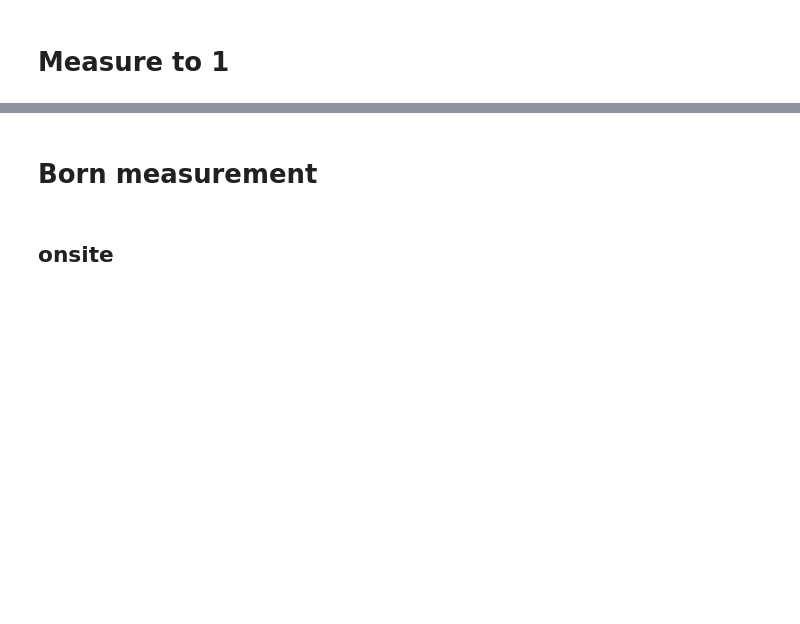
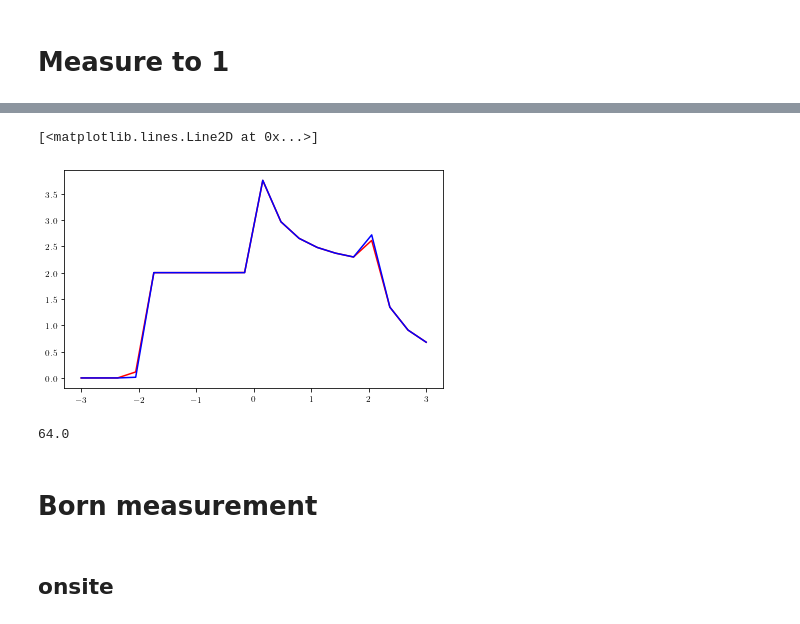
Before and after one commit to hainingpan/SPT, a Jupyter notebook: test_Chern_insulator.ipynb, the cells around one changed output, grey strips where cells are left out. Saved outputs shown, nothing was run; the diff lists cells and outputs as text; code cells hidden in the pictures; blank space fills up the shorter version.

Commit message:
update MI_Born.py

```diff
--- a/test_Chern_insulator.ipynb
+++ b/test_Chern_insulator.ipynb
@@ -1234,0 +934,22 @@ plt.plot(m_list,LN_occ_list)
+# %%
+m_list=np.linspace(1,3,20)
+# m_list=-np.linspace(1,3,20)
+es=1
+LN_pn_list=np.zeros((len(m_list),es))
+MI_pn_list=np.zeros((len(m_list),es))
+Lx,Ly=64,4
+for m_i,m in enumerate(m_list):
+    st=time.time()
+    # Serial
+    params0=Params(m=m,Lx=Lx,Ly=Ly)
+    for es_i in range(es):
+        params=copy(params0)
+        params.measure_all_Born([np.arange(params.Lx//4,params.Lx//2),np.arange(params.Ly)],prob=prob)
+        MI_pn_list[m_i,es_i]=params.mutual_information_m([np.arange(params.Lx//4),np.arange(params.Ly)],[np.arange(params.Lx//4)+params.Lx//2,np.arange(params.Ly)])
+        LN_pn_list[m_i,es_i]=params.log_neg([np.arange(params.Lx//4),np.arange(params.Ly)],[np.arange(params.Lx//4)+params.Lx//2,np.arange(params.Ly)])
+
+    # # Parallel
+    # async_result=rc[:].map_sync((lambda p:Params(m=p[0],Lx=p[1],Ly=p[2]).measure_all_Born([np.arange(p[1]//4,p[1]//2),np.arange(p[2])]).log_neg([np.arange(p[1]//4),np.arange(p[2])],[np.arange(p[1]//4)+p[1]//2,np.arange(p[2])])),[(m,Lx,Ly) for _ in range(es)])
+    # LN_pn_list[m_i,:]=async_result
+
+    # print('{:d}:{:.1f}'.format(m_i,time.time()-st))
@@ -1234,0 +958,8 @@ plt.plot(m_list,LN_occ_list)
+# %%
+# plt.plot(m_list,LN_pn_list_L64/np.log(2),'r')
+plt.plot(m_list,MI_pn_list_L64/np.log(2),'r')
+# plt.plot(m_list,LN_pn_list_L128/np.log(2))
+plt.plot(m_list,MI_pn_list_L128/np.log(2),'b')
+# %% [output]
+[<matplotlib.lines.Line2D at 0x...>]
+[figure, added]
@@ -1235,3 +998,7 @@ plt.plot(m_list,LN_occ_list)
+# %%
+params.fermion_number([np.arange(params.Lx//4,params.Lx//2),np.arange(params.Ly)])
+# %% [output]
+64.0
 # %% [markdown]
 # Born measurement
 # %% [markdown]
```
Also changed, not shown: parts of 194 cells of this notebook, 4 other files.
